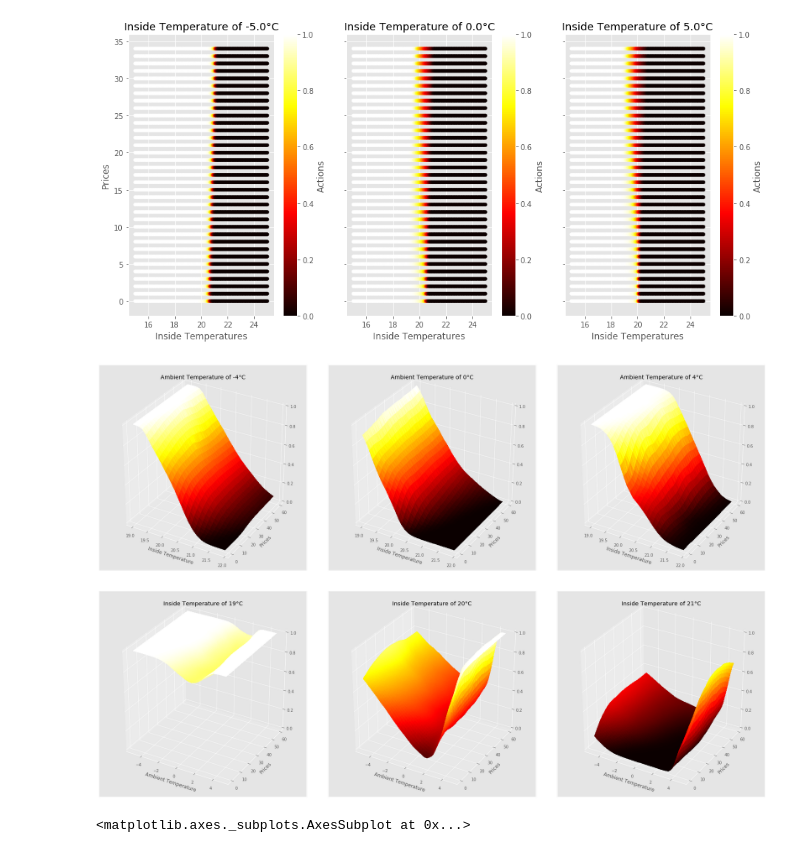
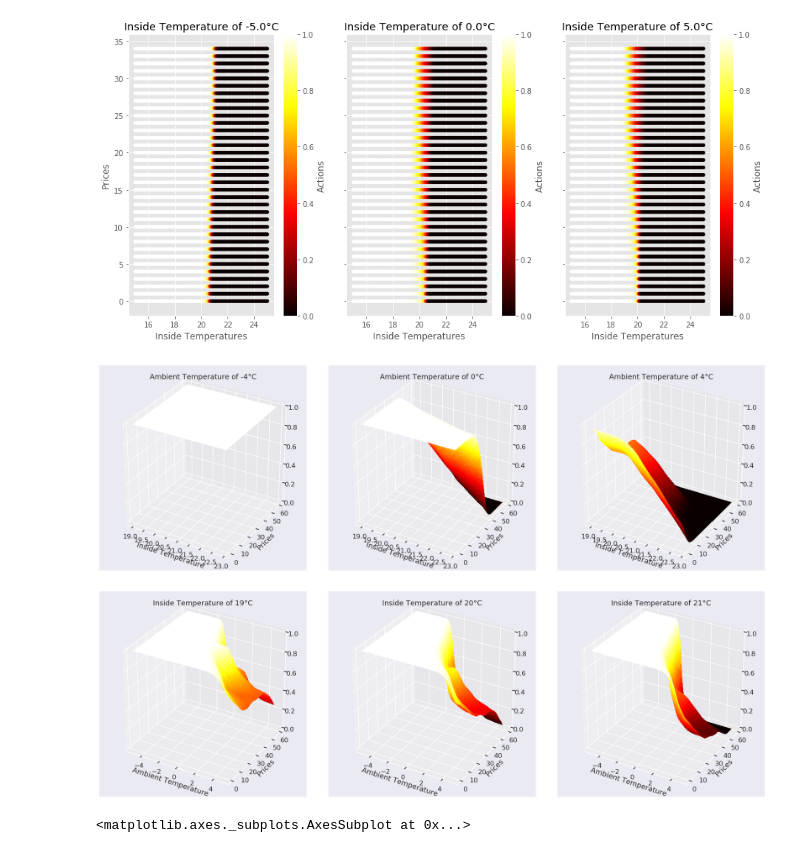
Before and after one commit to Cernewein/heating-RL-agent, a Jupyter notebook: Notebooks/Visualization.ipynb, the cells around one changed output. Saved outputs shown, nothing was run; the diff lists cells and outputs as text; code cells hidden in the pictures.

Commit message:
Added few visualizations and price penalty to environment

```diff
--- a/Notebooks/Visualization.ipynb
+++ b/Notebooks/Visualization.ipynb
@@ -9,7 +9,9 @@ import pickle as pkl
 from mpl_toolkits.mplot3d import Axes3D
 from matplotlib import cm
 import numpy as np
-style.use('ggplot')
+import seaborn as sns
+sns.set('talk', palette='bright')
+#style.use('ggplot')
 %matplotlib inline
 # %%
 #temperatures = pkl.load(open('data/output/temperatures_LR_0.1_GAMMA_0.99.pkl', "rb"))
@@ -331,7 +333,7 @@ total_power
 # %% [markdown]
 # DDPG
 # %%
-rewards = pkl.load(open('data/output/DDPG/Model_for_multi_building/9444089_dynamic_True_rewards_dqn.pkl', "rb"))
+rewards = pkl.load(open('data/output/DDPG/Model_for_multi_building/9553769_dynamic_True_rewards_dqn.pkl', "rb"))
 # %%
 rewards[-1]
 # %% [output]
@@ -368,7 +370,7 @@ Text(0.5, 0, 'Episode')
 # %%
 eval_data = pkl.load(open('data/output/DDPG/DDPG_eval.pkl', 'rb'))
 # %%
-eval_data = pkl.load(open('data/output/DDPG/Model_for_multi_building/DDPG_comfort_1_eval.pkl', 'rb'))
+eval_data = pkl.load(open('data/output/DDPG/Model_for_multi_building/DDPG_19.5_eval.pkl', 'rb'))
 # %%
 eval_data['Date'] = pd.date_range(start='2014-01-01',end='2014-02-01', periods=len(eval_data))
 eval_data.index = eval_data['Date']
@@ -418,7 +420,7 @@ costs_dqn
 # %% [markdown]
 ## Evaluation of the policy
 # %%
-policy_data = pkl.load(open('data/output/DDPG/Model_for_multi_building/DDPG_comfort_5policy_eval.pkl', 'rb'))
+policy_data = pkl.load(open('data/output/DDPG/Model_for_multi_building/DDPG_19.5policy_eval.pkl', 'rb'))
 # %%
 policy_data
 # %% [output]
@@ -486,41 +488,41 @@ for i in range(3):
     ax = fig.add_subplot(2, 3, i+1, projection='3d')
 
     ax.plot_trisurf(X, Y, Z, cmap=cm.hot,
-                       linewidth=0, antialiased=False)
+                       linewidth=0, antialiased=False, vmin=0, vmax=1)
     #selected.plot.scatter(x='Sun Power', y = 'Prices',c='Actions', colormap='hot', colorbar='False', ax = axs[0][i], vmin=-1, vmax=1)
     ax.set_title('Ambient Temperature of {}°C'.format(selected_temperatures[i]))
     ax.set_xlabel('Inside Temperature')
     ax.set_ylabel('Prices')
     #ax.set_zlabel('Actions')
     ax.set_zlim(0, 1)
     #ax.zaxis._axinfo['label']['space_factor'] = 50
 
 selected_temperatures = [19, 20, 21]
 
 for i in range(3):
     selected = policy_data.loc[(np.round(policy_data['Inside Temperatures'],1) == selected_temperatures[i])] #  and
     #selected.plot.scatter(x='Time', y = 'Prices',c='Actions', colormap='hot', colorbar='False', ax = axs[1][i], vmin=-1, vmax=1)
     X = selected['Ambient Temperatures']
     Y = selected['Prices']
     Z = selected['Actions']
     ax = fig.add_subplot(2, 3, i+4, projection='3d')
 
     ax.plot_trisurf(X, Y, Z, cmap=cm.hot,
                        linewidth=0, antialiased=False, vmin=0, vmax=1)
     #selected.plot.scatter(x='Sun Power', y = 'Prices',c='Actions', colormap='hot', colorbar='False', ax = axs[0][i], vmin=-1, vmax=1)
     ax.set_title('Inside Temperature of {}°C'.format(selected_temperatures[i]))
     #ax.zaxis._axinfo['label']['space_factor'] = 2.8
     ax.set_xlabel('Ambient Temperature')
     ax.set_ylabel('Prices')
     #ax.set_zlabel('Actions')
     ax.set_zlim(0, 1)
     ax.xaxis._axinfo['label']['space_factor'] = 2.8
 
 plt.subplots_adjust(wspace=0.1, hspace = 0.1)
 
-#plt.savefig('data/output/DDPG/DDPG_policy_eval_3D.png',bbox_inches='tight')
+#plt.savefig('data/output/DDPG/DDPG_price_1000_policy_eval_3D.png',bbox_inches='tight')
 # %% [output]
-[figure, old version]
+[figure, new version]
 # %%
 LP_data = pkl.load(open('data/output/DDPG/LP_output.pkl', 'rb'))
 LP_data.plot()
```
Also changed, not shown: parts of 7 cells of this notebook, 3 other files.
